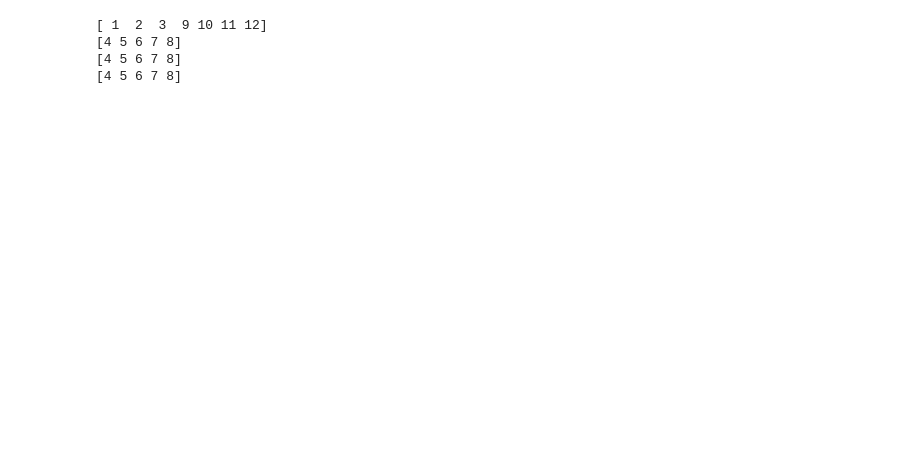
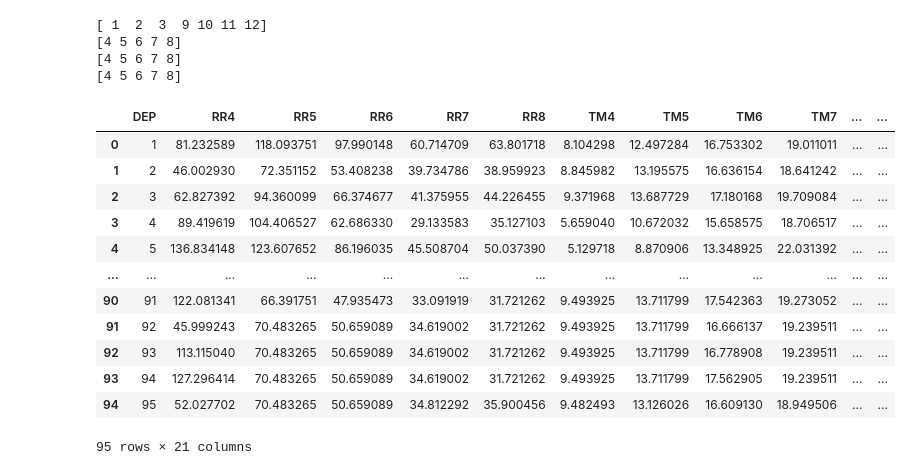
Before and after one commit to aleexv6/Meteo, a Jupyter notebook: YieldModel/data/forecast/currentYear/aggregCurrentYearData.ipynb, the cells around one changed output. Saved outputs shown, nothing was run; the diff lists cells and outputs as text; code cells hidden in the pictures; blank space fills up the shorter version.

```diff
--- a/YieldModel/data/forecast/currentYear/aggregCurrentYearData.ipynb
+++ b/YieldModel/data/forecast/currentYear/aggregCurrentYearData.ipynb
@@ -211 +240,17 @@ hist_evi_pivot = hist_ndvi_pivot.reset_index()
+# %%
+forecast_weather_pivot
+# %% [output]
+|  | DEP | RR4 | RR5 | RR6 | RR7 | RR8 | TM4 | TM5 | TM6 | TM7 | ... | ... |
+| 0 | 1 | 81.232589 | 118.093751 | 97.990148 | 60.714709 | 63.801718 | 8.104298 | 12.497284 | 16.753302 | 19.011011 | ... | ... |
+| 1 | 2 | 46.002930 | 72.351152 | 53.408238 | 39.734786 | 38.959923 | 8.845982 | 13.195575 | 16.636154 | 18.641242 | ... | ... |
+| 2 | 3 | 62.827392 | 94.360099 | 66.374677 | 41.375955 | 44.226455 | 9.371968 | 13.687729 | 17.180168 | 19.709084 | ... | ... |
+| 3 | 4 | 89.419619 | 104.406527 | 62.686330 | 29.133583 | 35.127103 | 5.659040 | 10.672032 | 15.658575 | 18.706517 | ... | ... |
+| 4 | 5 | 136.834148 | 123.607652 | 86.196035 | 45.508704 | 50.037390 | 5.129718 | 8.870906 | 13.348925 | 22.031392 | ... | ... |
+| ... | ... | ... | ... | ... | ... | ... | ... | ... | ... | ... | ... | ... |
+| 90 | 91 | 122.081341 | 66.391751 | 47.935473 | 33.091919 | 31.721262 | 9.493925 | 13.711799 | 17.542363 | 19.273052 | ... | ... |
+| 91 | 92 | 45.999243 | 70.483265 | 50.659089 | 34.619002 | 31.721262 | 9.493925 | 13.711799 | 16.666137 | 19.239511 | ... | ... |
+| 92 | 93 | 113.115040 | 70.483265 | 50.659089 | 34.619002 | 31.721262 | 9.493925 | 13.711799 | 16.778908 | 19.239511 | ... | ... |
+| 93 | 94 | 127.296414 | 70.483265 | 50.659089 | 34.619002 | 31.721262 | 9.493925 | 13.711799 | 17.562905 | 19.239511 | ... | ... |
+| 94 | 95 | 52.027702 | 70.483265 | 50.659089 | 34.812292 | 35.900456 | 9.482493 | 13.126026 | 16.609130 | 18.949506 | ... | ... |
+95 rows × 21 columns
 # %%
```
Also changed, not shown: parts of 11 cells of this notebook, 10 other files.
